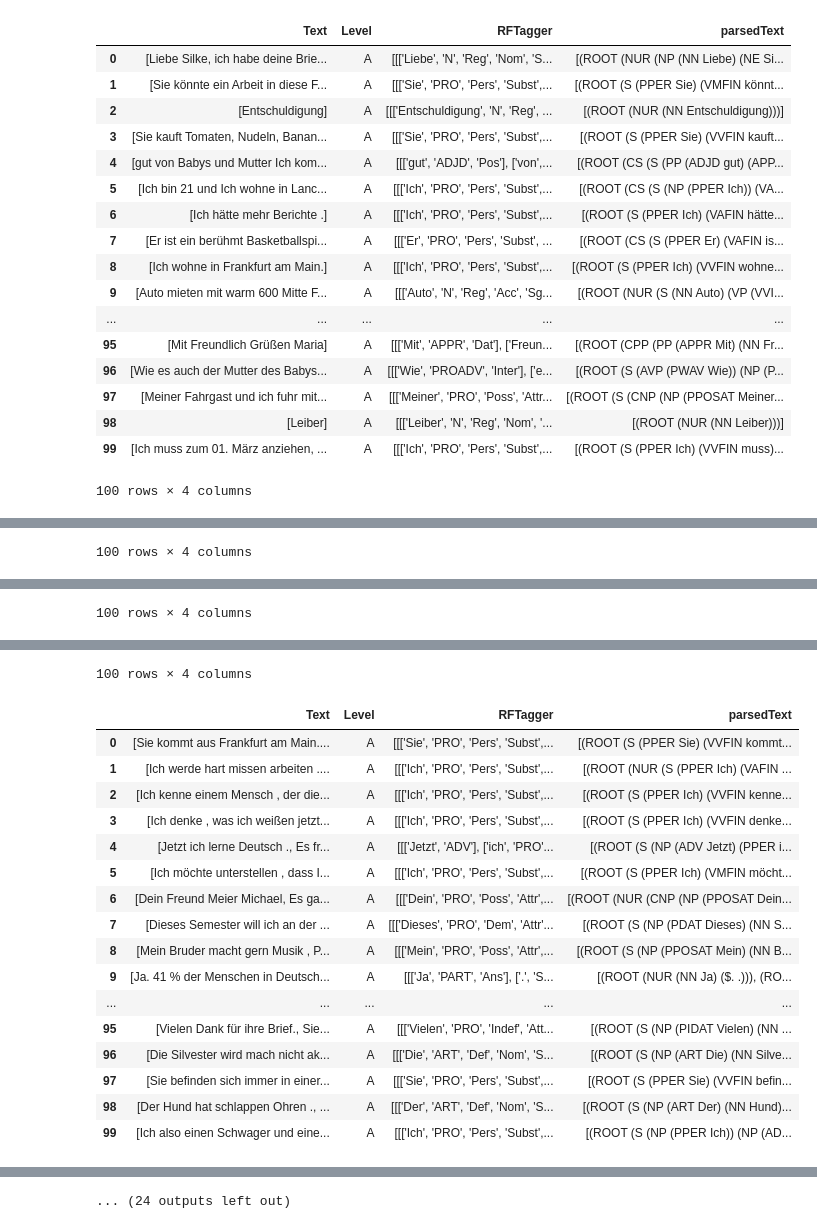
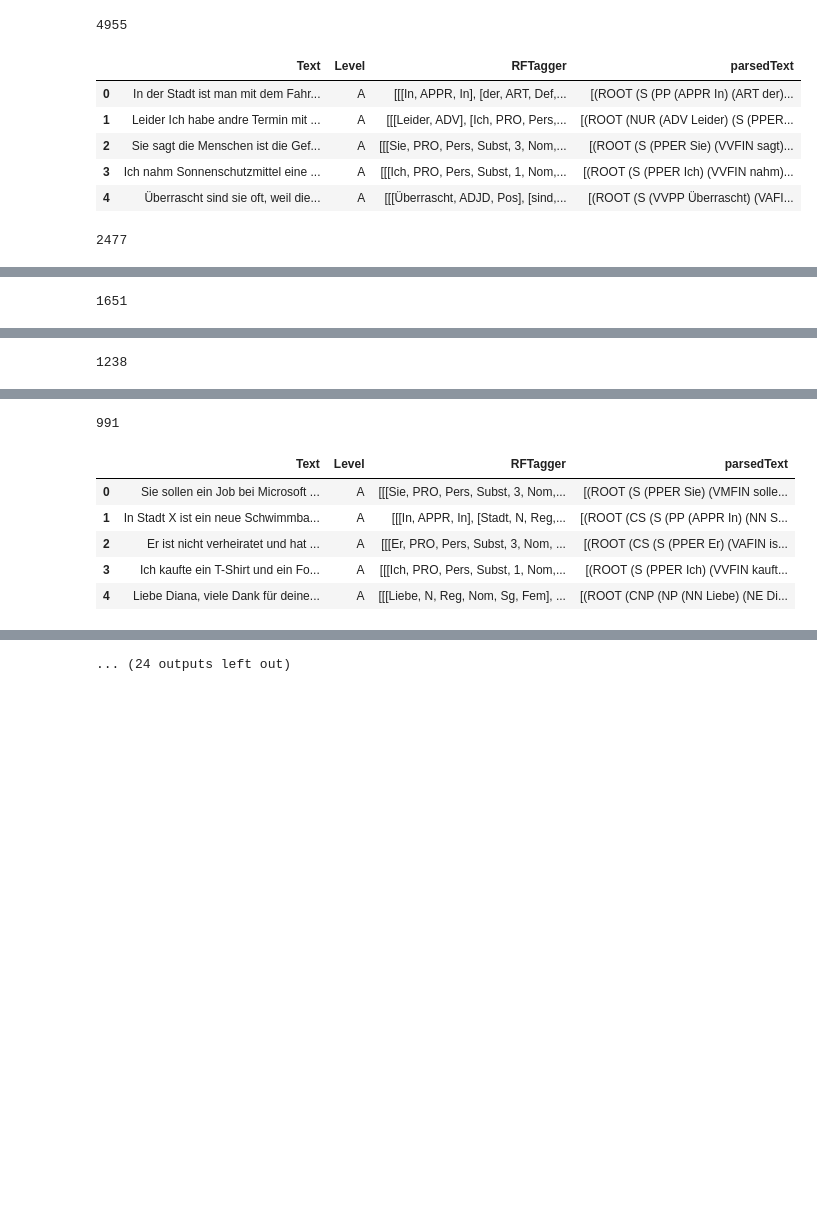
Before and after one commit to soerenetler/TextDifficultyAssessmentGerman, a Jupyter notebook: 10_CreateRandomText.ipynb, the cells around one changed output, grey strips where cells are left out. Saved outputs shown, nothing was run; the diff lists cells and outputs as text; code cells hidden in the pictures; blank space fills up the shorter version.

Commit message:
random Datasets

```diff
--- a/10_CreateRandomText.ipynb
+++ b/10_CreateRandomText.ipynb
@@ -3,8 +3,17 @@ import pandas as pd
 from io import StringIO
 import requests
 from tqdm import tqdm
+import ast
 
-df=pd.read_csv(r"01a_Sentence_df.csv", sep="|", lineterminator='\n')
+df=pd.read_csv(r"datasets/01a_Sentence_df.csv", sep="|", lineterminator='\n')
+df["taggedSentences"]  = [ast.literal_eval(text) for text in df["taggedSentences"]]
 display(df.head())
+
+df['Level_ABC'] = df.apply (lambda row: (row["newLevel"]),axis=1)
+df = df[df.Level_ABC != "L"]
+level = df.groupby('Level_ABC')
+print(level.size())
+df = level.apply(lambda x: x.sample(level.size().min()).reset_index(drop=True))
+print(len(df[df["newLevel"]=="A"]))
 # %% [output]
 |  | Text | newLevel | taggedSentences | parsedSentences |
@@ -16,50 +31,42 @@ display(df.head())
 # %%
 from sklearn.model_selection import train_test_split
 
 def save_df(path,df):
     df.to_csv(path,sep="|",index=False)
 
 
-x_train ,x_test = train_test_split(df,test_size=0.5)
+x_train ,x_test = train_test_split(df,test_size=0.3)
 
-for df_inProcessing, df_name in [(x_train, "train"), (x_test, "test")]:
-    for N in range(1,10): # number of sentences per Text
+for df_inProcessing, df_name in tqdm([(x_train, "train"), (x_test, "test")]):
+    for N in tqdm(range(1,10)): # number of sentences per Text
         ###Text with len N sentence###
         rows = []
 
         ###split training and test data###
 
 
         complexityLevels = ['A', 'B', 'C']
 
+        no_of_text = min([int(len(df_inProcessing[(df["newLevel"] == complexityLevel)])/N) for complexityLevel in complexityLevels])
+        print(no_of_text)
         for complexityLevel in complexityLevels:
-            for n in range(500): #number of text per level
+
+            for n in tqdm(range(no_of_text)): #number of text per level
                 df_sample = df_inProcessing[(df["newLevel"] == complexityLevel)].sample(N)
-                rows.append([df_sample['Text'].tolist(), complexityLevel, df_sample['taggedSentences'].tolist(), df_sample['parsedSentences'].tolist()])
-
+                rows.append([" ".join(df_sample['Text'].tolist()), complexityLevel, df_sample['taggedSentences'].tolist(), df_sample['parsedSentences'].tolist()])
         random_df = pd.DataFrame(rows, columns=['Text', 'Level', 'RFTagger', 'parsedText'])
 
-        display(random_df.head(100))
+        display(random_df.head())
 
-        filename = str("10_RandomText_" + df_name + "_" + str(N) + "_df.csv")
+        filename = str("datasets/RandomText/10_RandomText_" + df_name + "_" + str(N) + "_df.csv")
         save_df(filename, random_df)
 # %% [output]
+4955
 |  | Text | Level | RFTagger | parsedText |
-| 0 | [Liebe Silke, ich habe deine Brie... | A | [[['Liebe', 'N', 'Reg', 'Nom', 'S... | [(ROOT (NUR (NP (NN Liebe) (NE Si... |
-| 1 | [Sie könnte ein Arbeit in diese F... | A | [[['Sie', 'PRO', 'Pers', 'Subst',... | [(ROOT (S (PPER Sie) (VMFIN könnt... |
-| 2 | [Entschuldigung] | A | [[['Entschuldigung', 'N', 'Reg', ... | [(ROOT (NUR (NN Entschuldigung)))] |
-| 3 | [Sie kauft Tomaten, Nudeln, Banan... | A | [[['Sie', 'PRO', 'Pers', 'Subst',... | [(ROOT (S (PPER Sie) (VVFIN kauft... |
-| 4 | [gut von Babys und Mutter Ich kom... | A | [[['gut', 'ADJD', 'Pos'], ['von',... | [(ROOT (CS (S (PP (ADJD gut) (APP... |
-| 5 | [Ich bin 21 und Ich wohne in Lanc... | A | [[['Ich', 'PRO', 'Pers', 'Subst',... | [(ROOT (CS (S (NP (PPER Ich)) (VA... |
-| 6 | [Ich hätte mehr Berichte .] | A | [[['Ich', 'PRO', 'Pers', 'Subst',... | [(ROOT (S (PPER Ich) (VAFIN hätte... |
-| 7 | [Er ist ein berühmt Basketballspi... | A | [[['Er', 'PRO', 'Pers', 'Subst', ... | [(ROOT (CS (S (PPER Er) (VAFIN is... |
-| 8 | [Ich wohne in Frankfurt am Main.] | A | [[['Ich', 'PRO', 'Pers', 'Subst',... | [(ROOT (S (PPER Ich) (VVFIN wohne... |
-| 9 | [Auto mieten mit warm 600 Mitte F... | A | [[['Auto', 'N', 'Reg', 'Acc', 'Sg... | [(ROOT (NUR (S (NN Auto) (VP (VVI... |
-| ... | ... | ... | ... | ... |
-| 95 | [Mit Freundlich Grüßen Maria] | A | [[['Mit', 'APPR', 'Dat'], ['Freun... | [(ROOT (CPP (PP (APPR Mit) (NN Fr... |
-| 96 | [Wie es auch der Mutter des Babys... | A | [[['Wie', 'PROADV', 'Inter'], ['e... | [(ROOT (S (AVP (PWAV Wie)) (NP (P... |
-| 97 | [Meiner Fahrgast und ich fuhr mit... | A | [[['Meiner', 'PRO', 'Poss', 'Attr... | [(ROOT (S (CNP (NP (PPOSAT Meiner... |
-| 98 | [Leiber] | A | [[['Leiber', 'N', 'Reg', 'Nom', '... | [(ROOT (NUR (NN Leiber)))] |
-| 99 | [Ich muss zum 01. März anziehen, ... | A | [[['Ich', 'PRO', 'Pers', 'Subst',... | [(ROOT (S (PPER Ich) (VVFIN muss)... |
+| 0 | In der Stadt ist man mit dem Fahr... | A | [[[In, APPR, In], [der, ART, Def,... | [(ROOT (S (PP (APPR In) (ART der)... |
+| 1 | Leider Ich habe andre Termin mit ... | A | [[[Leider, ADV], [Ich, PRO, Pers,... | [(ROOT (NUR (ADV Leider) (S (PPER... |
+| 2 | Sie sagt die Menschen ist die Gef... | A | [[[Sie, PRO, Pers, Subst, 3, Nom,... | [(ROOT (S (PPER Sie) (VVFIN sagt)... |
+| 3 | Ich nahm Sonnenschutzmittel eine ... | A | [[[Ich, PRO, Pers, Subst, 1, Nom,... | [(ROOT (S (PPER Ich) (VVFIN nahm)... |
+| 4 | Überrascht sind sie oft, weil die... | A | [[[Überrascht, ADJD, Pos], [sind,... | [(ROOT (S (VVPP Überrascht) (VAFI... |
-100 rows × 4 columns
+2477
 |  | Text | Level | RFTagger | parsedText |
@@ -82,2 +78,2 @@ for df_inProcessing, df_name in [(x_train, "train"), (x_test, "test")]:
-100 rows × 4 columns
+1651
 |  | Text | Level | RFTagger | parsedText |
@@ -100,2 +85,2 @@ for df_inProcessing, df_name in [(x_train, "train"), (x_test, "test")]:
-100 rows × 4 columns
+1238
 |  | Text | Level | RFTagger | parsedText |
@@ -118,18 +92,7 @@ for df_inProcessing, df_name in [(x_train, "train"), (x_test, "test")]:
-100 rows × 4 columns
+991
 |  | Text | Level | RFTagger | parsedText |
-| 0 | [Sie kommt aus Frankfurt am Main.... | A | [[['Sie', 'PRO', 'Pers', 'Subst',... | [(ROOT (S (PPER Sie) (VVFIN kommt... |
-| 1 | [Ich werde hart missen arbeiten .... | A | [[['Ich', 'PRO', 'Pers', 'Subst',... | [(ROOT (NUR (S (PPER Ich) (VAFIN ... |
-| 2 | [Ich kenne einem Mensch , der die... | A | [[['Ich', 'PRO', 'Pers', 'Subst',... | [(ROOT (S (PPER Ich) (VVFIN kenne... |
-| 3 | [Ich denke , was ich weißen jetzt... | A | [[['Ich', 'PRO', 'Pers', 'Subst',... | [(ROOT (S (PPER Ich) (VVFIN denke... |
-| 4 | [Jetzt ich lerne Deutsch ., Es fr... | A | [[['Jetzt', 'ADV'], ['ich', 'PRO'... | [(ROOT (S (NP (ADV Jetzt) (PPER i... |
-| 5 | [Ich möchte unterstellen , dass I... | A | [[['Ich', 'PRO', 'Pers', 'Subst',... | [(ROOT (S (PPER Ich) (VMFIN möcht... |
-| 6 | [Dein Freund Meier Michael, Es ga... | A | [[['Dein', 'PRO', 'Poss', 'Attr',... | [(ROOT (NUR (CNP (NP (PPOSAT Dein... |
-| 7 | [Dieses Semester will ich an der ... | A | [[['Dieses', 'PRO', 'Dem', 'Attr'... | [(ROOT (S (NP (PDAT Dieses) (NN S... |
-| 8 | [Mein Bruder macht gern Musik , P... | A | [[['Mein', 'PRO', 'Poss', 'Attr',... | [(ROOT (S (NP (PPOSAT Mein) (NN B... |
-| 9 | [Ja. 41 % der Menschen in Deutsch... | A | [[['Ja', 'PART', 'Ans'], ['.', 'S... | [(ROOT (NUR (NN Ja) ($. .))), (RO... |
-| ... | ... | ... | ... | ... |
-| 95 | [Vielen Dank für ihre Brief., Sie... | A | [[['Vielen', 'PRO', 'Indef', 'Att... | [(ROOT (S (NP (PIDAT Vielen) (NN ... |
-| 96 | [Die Silvester wird mach nicht ak... | A | [[['Die', 'ART', 'Def', 'Nom', 'S... | [(ROOT (S (NP (ART Die) (NN Silve... |
-| 97 | [Sie befinden sich immer in einer... | A | [[['Sie', 'PRO', 'Pers', 'Subst',... | [(ROOT (S (PPER Sie) (VVFIN befin... |
-| 98 | [Der Hund hat schlappen Ohren ., ... | A | [[['Der', 'ART', 'Def', 'Nom', 'S... | [(ROOT (S (NP (ART Der) (NN Hund)... |
-| 99 | [Ich also einen Schwager und eine... | A | [[['Ich', 'PRO', 'Pers', 'Subst',... | [(ROOT (S (NP (PPER Ich)) (NP (AD... |
+| 0 | Sie sollen ein Job bei Microsoft ... | A | [[[Sie, PRO, Pers, Subst, 3, Nom,... | [(ROOT (S (PPER Sie) (VMFIN solle... |
+| 1 | In Stadt X ist ein neue Schwimmba... | A | [[[In, APPR, In], [Stadt, N, Reg,... | [(ROOT (CS (S (PP (APPR In) (NN S... |
+| 2 | Er ist nicht verheiratet und hat ... | A | [[[Er, PRO, Pers, Subst, 3, Nom, ... | [(ROOT (CS (S (PPER Er) (VAFIN is... |
+| 3 | Ich kaufte ein T-Shirt und ein Fo... | A | [[[Ich, PRO, Pers, Subst, 1, Nom,... | [(ROOT (S (PPER Ich) (VVFIN kauft... |
+| 4 | Liebe Diana, viele Dank für deine... | A | [[[Liebe, N, Reg, Nom, Sg, Fem], ... | [(ROOT (CNP (NP (NN Liebe) (NE Di... |
```
Also changed, not shown: parts of 4 cells of this notebook, 57 other files.
